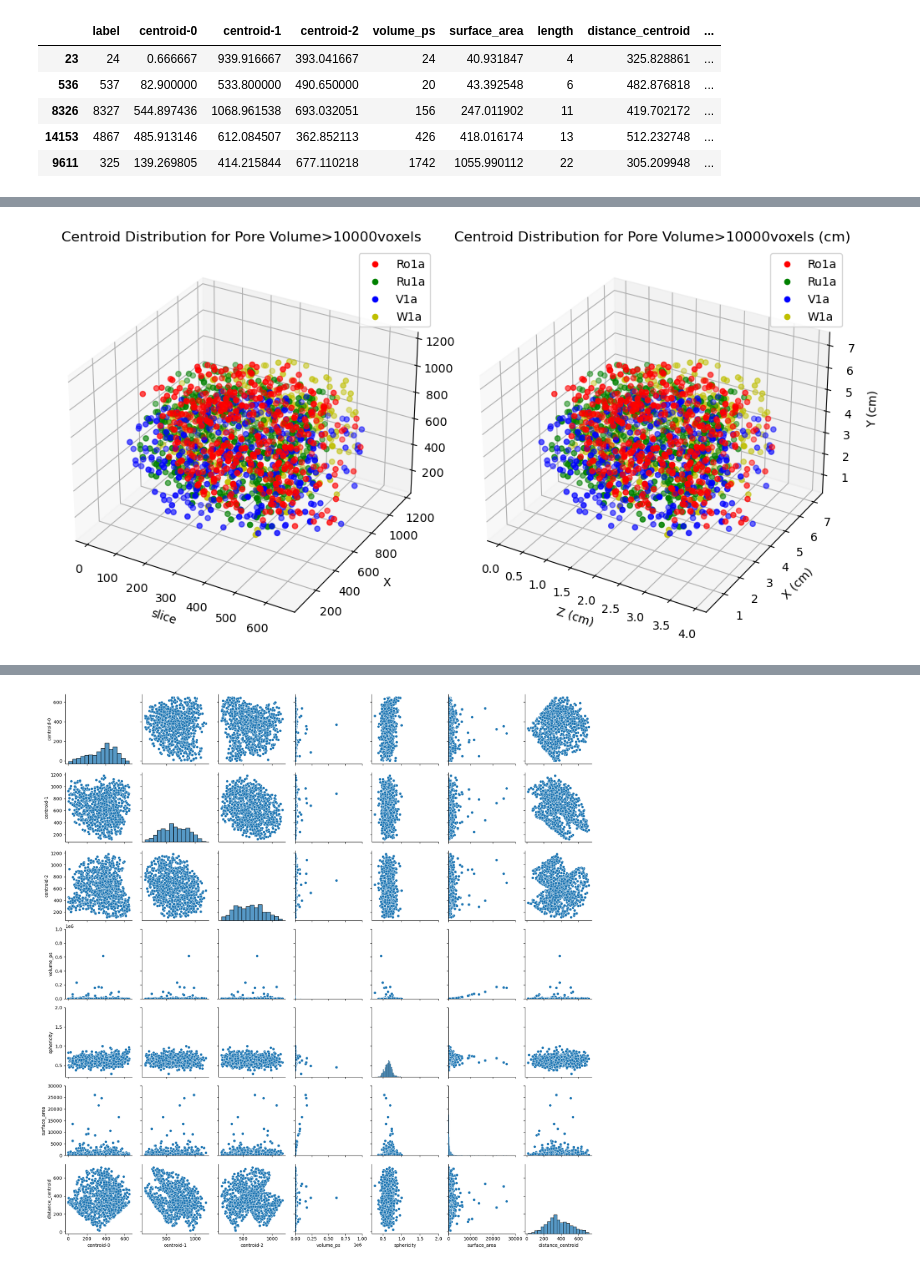
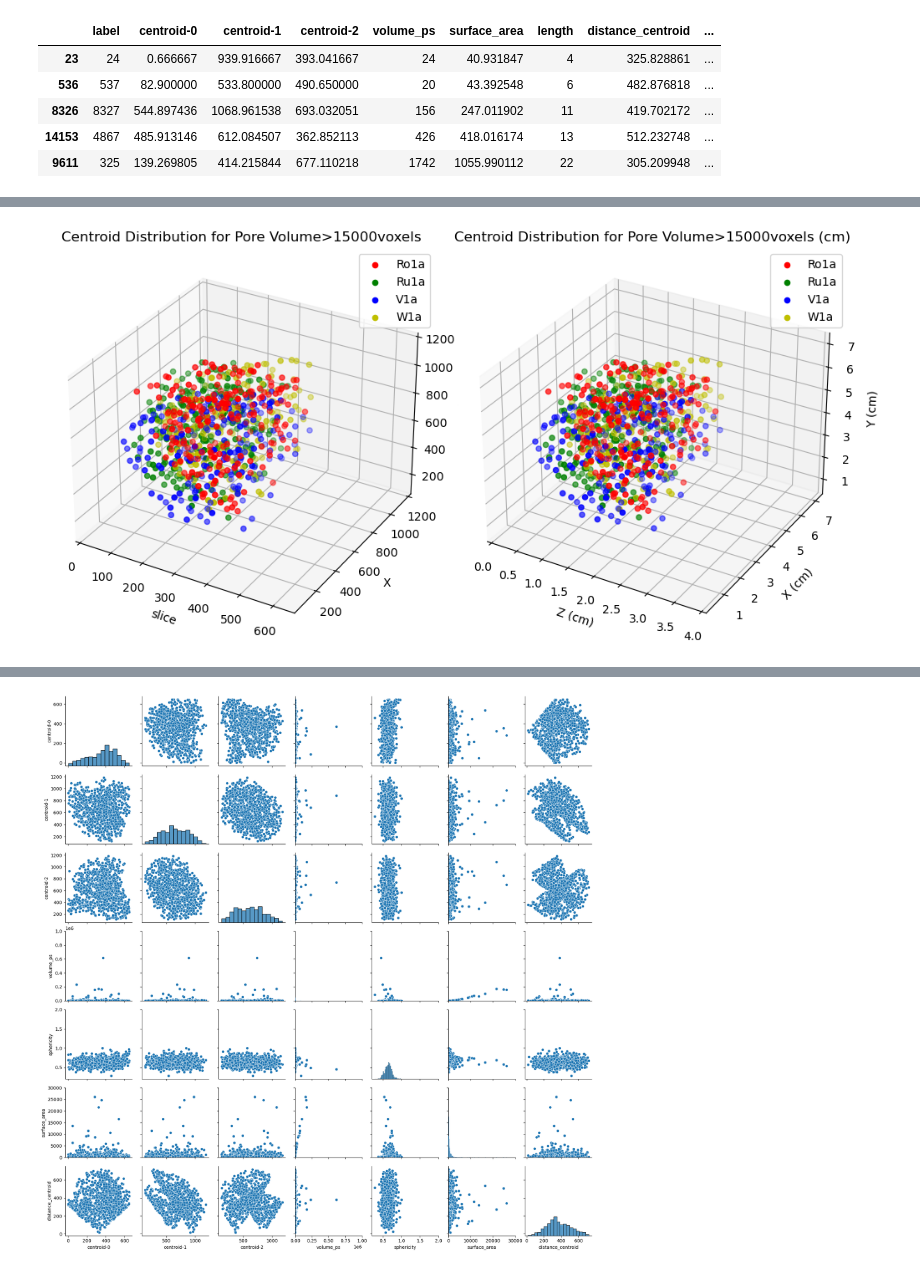
Before and after one commit to Consilium5128/QBI_BreadAnalysis, a Jupyter notebook: bread_prelim_analysis.ipynb, the cells around one changed output, grey strips where cells are left out. Saved outputs shown, nothing was run; the diff lists cells and outputs as text; code cells hidden in the pictures.

Commit message:
Image Distribution Testing

```diff
--- a/bread_prelim_analysis.ipynb
+++ b/bread_prelim_analysis.ipynb
@@ -118,8 +119,9 @@ bread_metrics_dict["Ro1a"].sample(5)
 | 9611 | 325 | 139.269805 | 414.215844 | 677.110218 | 1742 | 1055.990112 | 22 | 305.209948 | ... |
 # %%
 # Filtering by pore volume (<1e6 and >25)
-greater_than = 10000
+greater_than = 50
 less_than = 2e6
 
 for bread in bread_types:
     bread_metrics_dict[bread] = bread_metrics_dict[bread][(bread_metrics_dict[bread]["volume_ps"]<less_than) & (bread_metrics_dict[bread]["volume_ps"]>greater_than)]
+bread_metrics_dict["W1a"].shape
@@ -125,0 +130,17 @@ for bread in bread_types:
+# %%
+# Filtering by position of centroid-0 by median
+bread_metrics_dict_centroid = {}
+bread_metrics_dict_centroid_diff = {}
+bread_metrics_dict_centroid_large = {}
+bread_metrics_dict_large = {}
+bread_metrics_dict_centroid_large_diff = {}
+large_pore_size = 15000
+
+for bread in bread_types:
+    bread_metrics_dict_centroid[bread] = bread_metrics_dict[bread][bread_metrics_dict[bread]["centroid-0"]<median(bread_metrics_dict[bread]["centroid-0"])]
+    bread_metrics_dict_centroid_diff[bread] = bread_metrics_dict[bread][bread_metrics_dict[bread]["centroid-0"]>median(bread_metrics_dict[bread]["centroid-0"])]
+    print(f'Number of large (>{large_pore_size}) pores after z-filtering for bread {bread} (%) = {(bread_metrics_dict_centroid[bread][bread_metrics_dict_centroid[bread]["volume_ps"]>large_pore_size].shape[0]/bread_metrics_dict[bread][bread_metrics_dict[bread]["volume_ps"]>large_pore_size].shape[0])*100}%')
+
+    bread_metrics_dict_centroid_large[bread] = bread_metrics_dict_centroid[bread][(bread_metrics_dict_centroid[bread]["volume_ps"]>large_pore_size)]
+    bread_metrics_dict_centroid_large_diff[bread] = bread_metrics_dict_centroid_diff[bread][(bread_metrics_dict_centroid_diff[bread]["volume_ps"]>large_pore_size)]
+    bread_metrics_dict_large[bread] = bread_metrics_dict[bread][(bread_metrics_dict[bread]["volume_ps"]>large_pore_size)]
@@ -155,31 +167,35 @@ bread_metrics_dict["Ro1a"]
 # %%
 fig, ax = plt.subplots(1, 2, figsize=(10,5), subplot_kw={'projection': '3d'})
 
 # Define colors for each dataframe
 colors = ['r', 'g', 'b', 'y']
 
 # Plot centroids from each dataframe
-for i, (label, df) in enumerate(bread_metrics_dict.items()):
+for i, (label, df) in enumerate(bread_metrics_dict_centroid_large.items()):
     ax[0].scatter(df['centroid-0'], df['centroid-1'], df['centroid-2'], c=colors[i], label=label)
     # Convert centroids to centimeters and plot in the second subplot
     ax[1].scatter(df['centroid-0'] * vx_size * 100, df['centroid-1'] * vx_size * 100, df['centroid-2'] * vx_size * 100, c=colors[i], label=label)
 
 # Set labels and legend for the first subplot
 ax[0].set_xlabel('slice')
 ax[0].set_ylabel('X')
 ax[0].set_zlabel('Y')
-ax[0].set_title(f'Centroid Distribution for Pore Volume>{greater_than}voxels')
+ax[0].set_xlim((0,650))
+#ax[0].set_title(f'Centroid Distribution for Pore Volume>{greater_than}voxels')
+ax[0].set_title(f'Centroid Distribution for Pore Volume>{large_pore_size}voxels')
 ax[0].legend()
 
 # Set labels and legend for the second subplot
 ax[1].set_xlabel('Z (cm)')
 ax[1].set_ylabel('X (cm)')
 ax[1].set_zlabel('Y (cm)')
-ax[1].set_title(f'Centroid Distribution for Pore Volume>{greater_than}voxels (cm)')
+ax[1].set_xlim((0,4))
+#ax[1].set_title(f'Centroid Distribution for Pore Volume>{greater_than}voxels (cm)')
+ax[1].set_title(f'Centroid Distribution for Pore Volume>{large_pore_size}voxels (cm)')
 ax[1].legend()
 
 # Show plot
 plt.tight_layout()
 plt.show()
 # %% [output]
-[figure, old version]
+[figure, new version]
```
Also changed, not shown: parts of 23 cells of this notebook, 4 other files.
